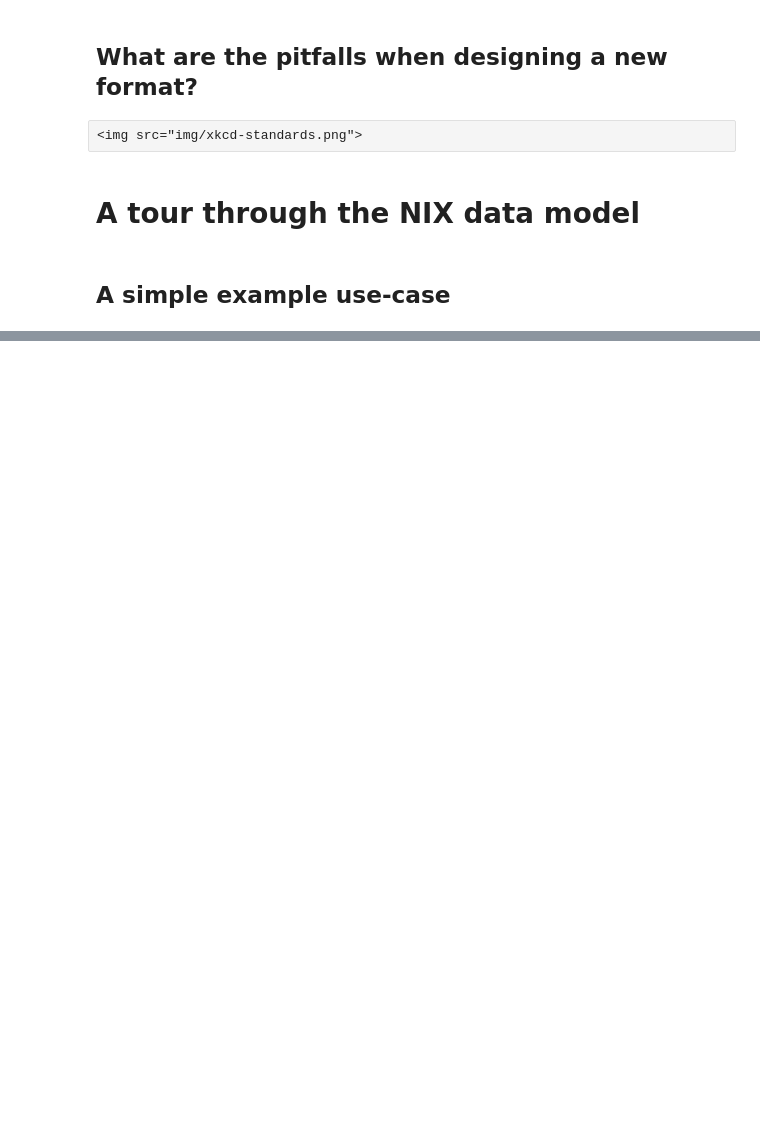
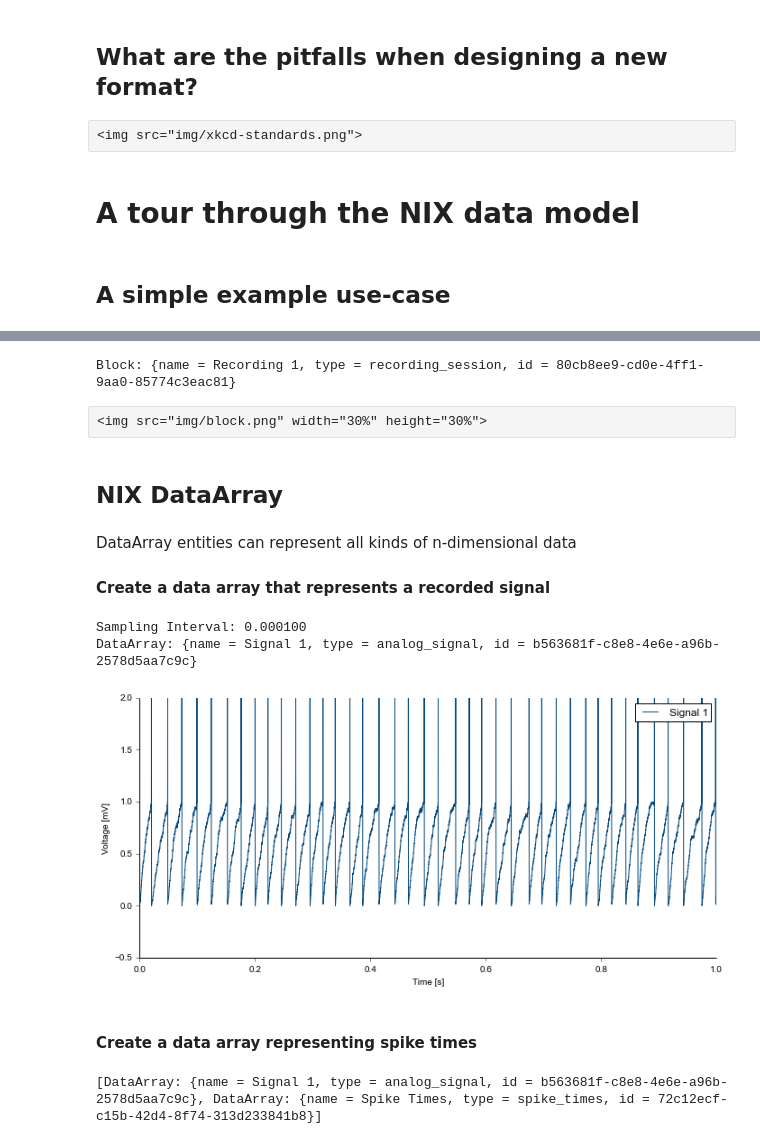
Before and after one commit to stoewer/nix-demo, a Jupyter notebook: NIX - Data management workshop 2015.ipynb, the cells around one changed output, grey strips where cells are left out. Saved outputs shown, nothing was run; the diff lists cells and outputs as text; code cells hidden in the pictures; blank space fills up the shorter version.

Commit message:
Ipython notebook slides for workshop

```diff
--- a/NIX - Data management workshop 2015.ipynb
+++ b/NIX - Data management workshop 2015.ipynb
@@ -44,0 +89,7 @@ __open source?__
+# %%
+import nix
+
+f = nix.File.open('workshop.h5', nix.FileMode.Overwrite)
+
+print("Fomat: %s" % f.format)
+print("Version: %s" % str(f.version))
@@ -44,0 +109,57 @@ __open source?__
+# %%
+block = f.create_block('Recording 1', 'recording_session')
+print(block)
+# %% [output]
+Block: {name = Recording 1, type = recording_session, id = 80cb8ee9-cd0e-4ff1-9aa0-85774c3eac81}
+# %% [raw]
+<img src="img/block.png" width="30%" height="30%">
+# %% [markdown]
+## NIX DataArray
+# %% [markdown]
+DataArray entities can represent all kinds of n-dimensional data
+
+#### Create a data array that represents a recorded signal
+# %%
+# Create some test data
+from utils.lif import lif
+
+model = lif()
+times, voltage, spike_times = model.run_const_stim(10000, 0.005)
+sampling_interval = times[1] - times[0]
+# %%
+# Create a data array that represents a recorded signal
+
+signal = block.create_data_array("Signal 1", "analog_signal", nix.DataType.Double, data=voltage)
+signal.unit = "mV"
+signal.label = "Voltage"
+
+dim = signal.append_sampled_dimension(sampling_interval)
+dim.unit = "s"
+dim.label = "Time"
+
+print("Sampling Interval: %f" % sampling_interval)
+print(signal)
+# %% [output]
+Sampling Interval: 0.000100
+DataArray: {name = Signal 1, type = analog_signal, id = b563681f-c8e8-4e6e-a96b-2578d5aa7c9c}
+# %%
+from utils.plotting import Plotter
+
+plotter = Plotter(width=1000, height=400)
+plotter.add(signal)
+
+plotter.plot()
+# %% [output]
+[figure, added]
+# %% [markdown]
+#### Create a data array representing spike times
+# %%
+spikes = block.create_data_array("Spike Times", "spike_times", data=spike_times)
+spikes.label = "Time"
+spikes.unit  = "s"
+
+spikes.append_set_dimension()
+
+print(block.data_arrays)
+# %% [output]
+[DataArray: {name = Signal 1, type = analog_signal, id = b563681f-c8e8-4e6e-a96b-2578d5aa7c9c}, DataArray: {name = Spike Times, type = spike_times, id = 72c12ecf-c15b-42d4-8f74-313d233841b8}]
```
Also changed, not shown: parts of 50 cells of this notebook, 21 other files.
